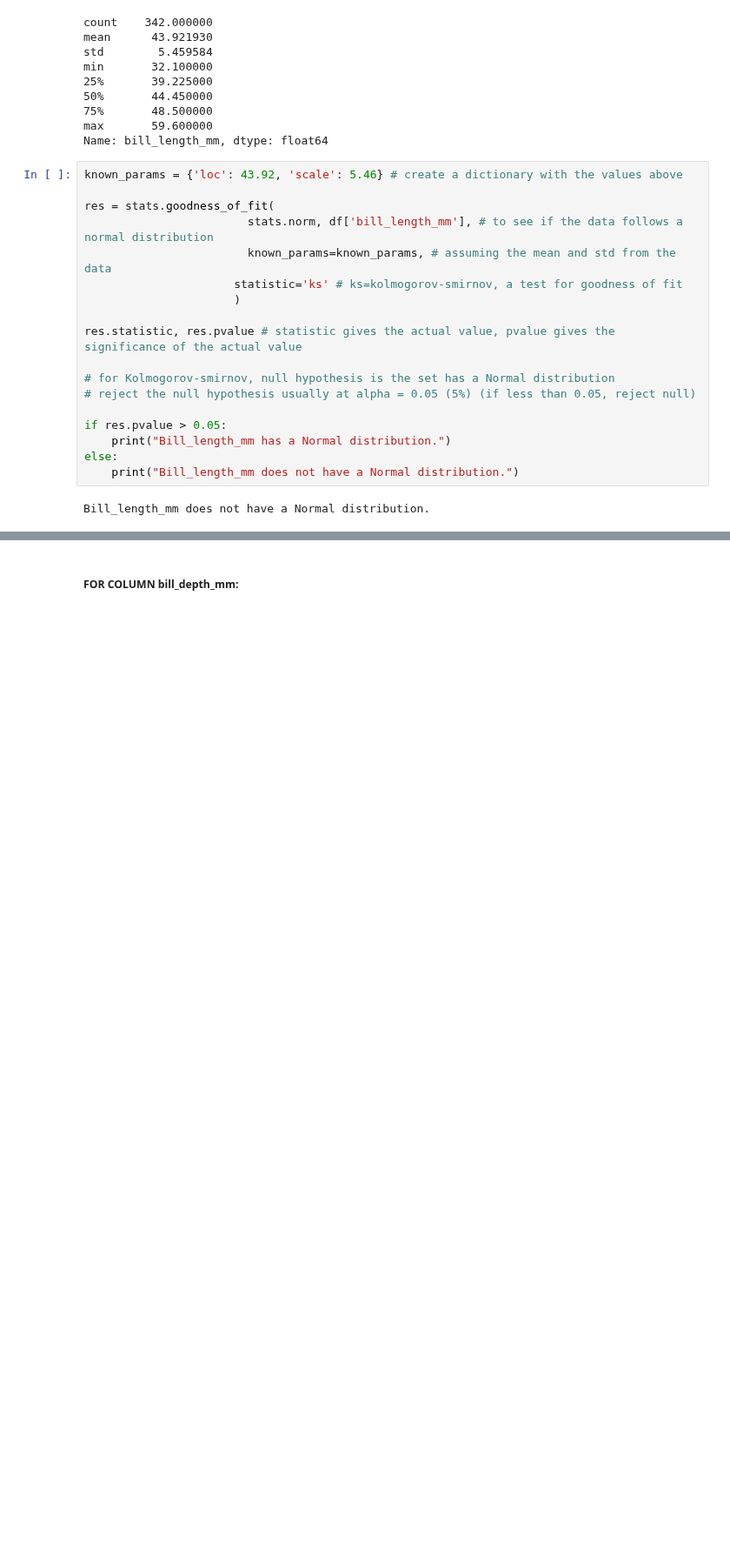
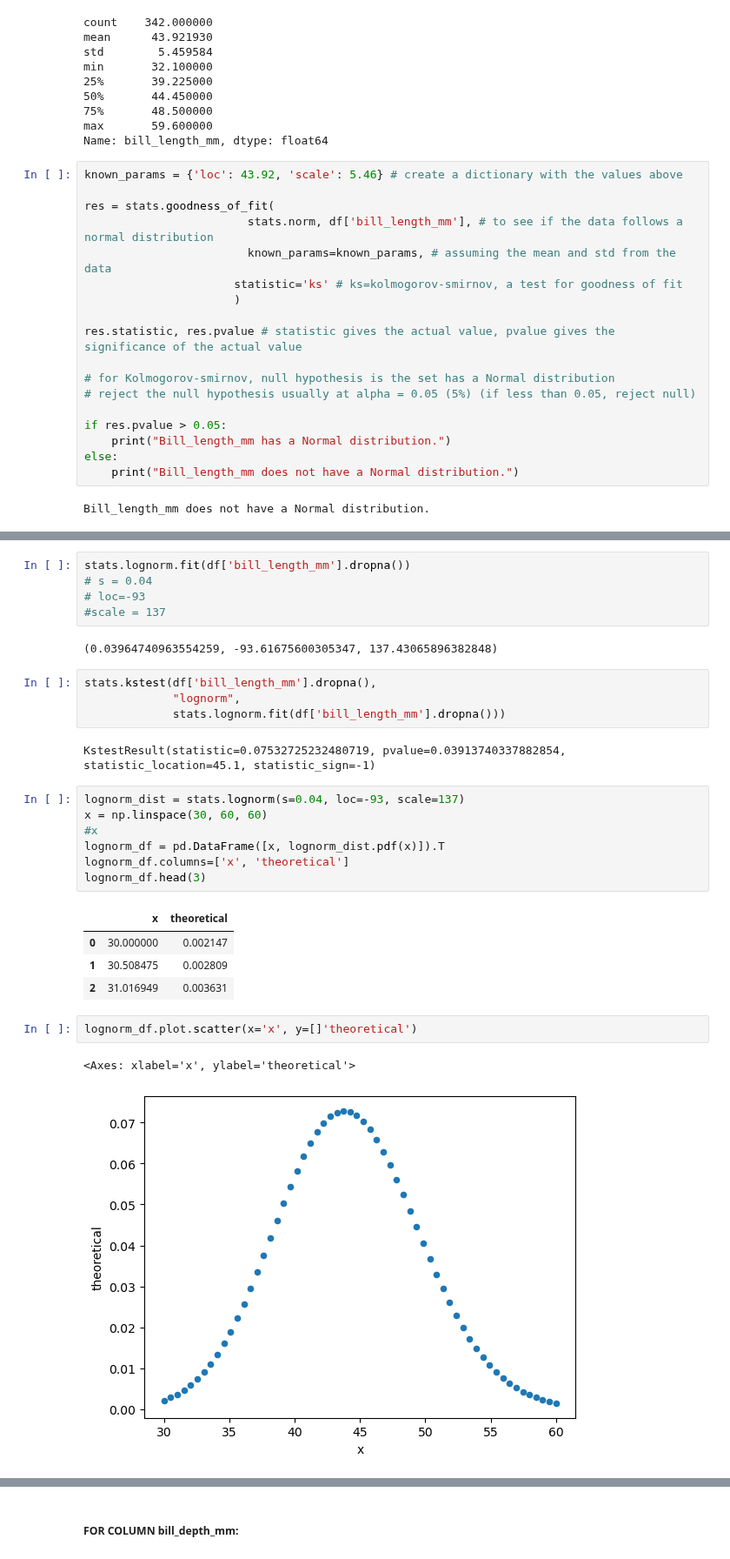
Before and after one commit to nurbujang/fundaw23, a Jupyter notebook: tasks.ipynb, the cells around one changed output, grey strips where cells are left out. Shown at 87% size. Drawn from its saved outputs; the diff is of its cells as text; blank space fills up the shorter version.

```diff
--- a/tasks.ipynb
+++ b/tasks.ipynb
@@ -352,0 +318,30 @@ Bill_length_mm does not have a Normal distribution.
+# %%
+stats.lognorm.fit(df['bill_length_mm'].dropna())
+# s = 0.04
+# loc=-93
+#scale = 137
+# %% [output]
+(0.03964740963554259, -93.61675600305347, 137.43065896382848)
+# %%
+stats.kstest(df['bill_length_mm'].dropna(),
+             "lognorm",
+             stats.lognorm.fit(df['bill_length_mm'].dropna()))
+# %% [output]
+KstestResult(statistic=0.07532725232480719, pvalue=0.03913740337882854, statistic_location=45.1, statistic_sign=-1)
+# %%
+lognorm_dist = stats.lognorm(s=0.04, loc=-93, scale=137)
+x = np.linspace(30, 60, 60)
+#x
+lognorm_df = pd.DataFrame([x, lognorm_dist.pdf(x)]).T
+lognorm_df.columns=['x', 'theoretical']
+lognorm_df.head(3)
+# %% [output]
+|  | x | theoretical |
+| 0 | 30.000000 | 0.002147 |
+| 1 | 30.508475 | 0.002809 |
+| 2 | 31.016949 | 0.003631 |
+# %%
+lognorm_df.plot.scatter(x='x', y=[]'theoretical')
+# %% [output]
+<Axes: xlabel='x', ylabel='theoretical'>
+[figure, added]
```
Also changed, not shown: parts of 11 cells of this notebook.
